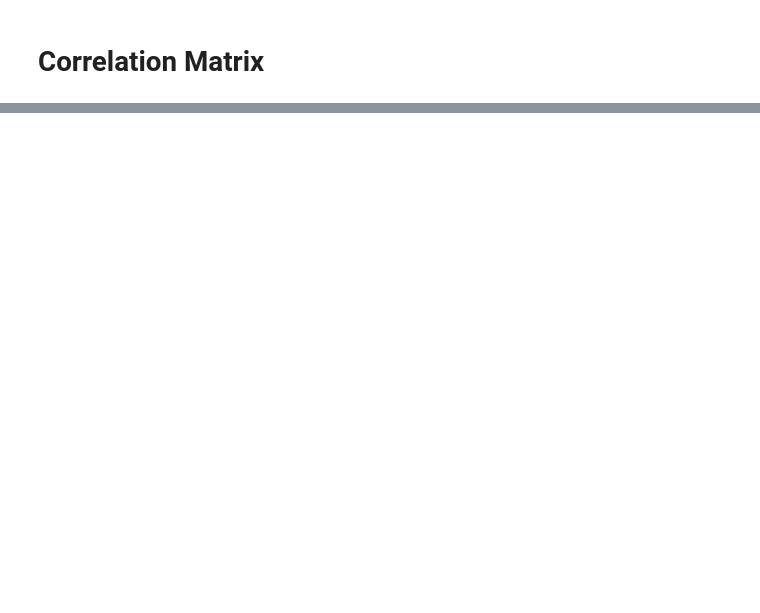
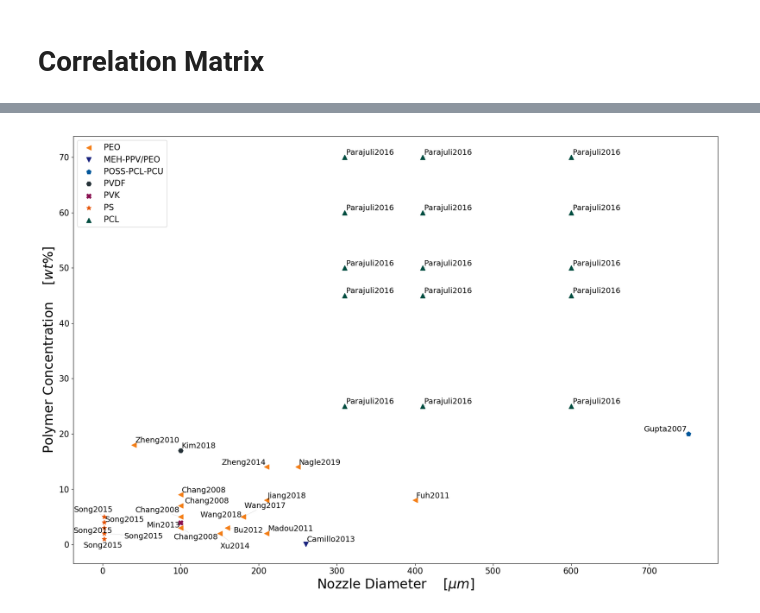
Before and after one commit to KiraSensei13/MNT_ITESM_Thesis, a Jupyter notebook: NFES_Review/_jupyterPlots/NFES_ReviewPaper.ipynb, the cells around one changed output, grey strips where cells are left out. Cells and saved outputs as stored; diff of their text form; code cells hidden in the pictures; blank space fills up the shorter version.

```diff
--- a/NFES_Review/_jupyterPlots/NFES_ReviewPaper.ipynb
+++ b/NFES_Review/_jupyterPlots/NFES_ReviewPaper.ipynb
@@ -212,6 +212,7 @@ def scatterPlot_breakAxis(x_str, x_units, y_str, y_units, df, df_x, breakXlim=No
     plt.tight_layout();
 
     noTicksIf1point = 3;
+    reffontsize = 14;
 
     # LET'S CHOOSE HOW TO BREAK THE PLOT
     if (breakXlim == None and breakYlim != None): #only break the y-axis
@@ -307,9 +308,9 @@ def scatterPlot_breakAxis(x_str, x_units, y_str, y_units, df, df_x, breakXlim=No
         texts_ax1 = [];
         for xs, ys, ss in zip(x, y, ref):
             if (ys > breakYlim):
-                texts_ax0.append(ax0.text(xs, ys, str(ss), fontsize=15));
+                texts_ax0.append(ax0.text(xs, ys, str(ss), fontsize=reffontsize));
             else:
-                texts_ax1.append(ax1.text(xs, ys, str(ss), fontsize=15));
+                texts_ax1.append(ax1.text(xs, ys, str(ss), fontsize=reffontsize));
         # avoid overlaps between annotations and add a linking line
         kwargs = dict(transform=ax0.transAxes);
         adjust_text(texts_ax0, ax=ax0, arrowprops=dict(arrowstyle="-", color='k', lw=0.5), save_steps=False, **kwargs);
@@ -413,9 +414,9 @@ def scatterPlot_breakAxis(x_str, x_units, y_str, y_units, df, df_x, breakXlim=No
         texts_ax0 = [];
         for xs, ys, ss in zip(x, y, ref):
             if (xs > breakXlim):
-                texts_ax1.append(ax1.text(xs, ys, str(ss), fontsize=15));
+                texts_ax1.append(ax1.text(xs, ys, str(ss), fontsize=reffontsize));
             else:
-                texts_ax0.append(ax0.text(xs, ys, str(ss), fontsize=15));
+                texts_ax0.append(ax0.text(xs, ys, str(ss), fontsize=reffontsize));
         # avoid overlaps between annotations and add a linking line
         kwargs = dict(transform=ax0.transAxes);
         adjust_text(texts_ax0, ax=ax0, arrowprops=dict(arrowstyle="-", color='k', lw=0.1), save_steps=False, **kwargs);
@@ -586,13 +587,13 @@ def scatterPlot_breakAxis(x_str, x_units, y_str, y_units, df, df_x, breakXlim=No
         texts_ax3 = [];
         for xs, ys, ss in zip(x, y, ref):
             if (ys > breakYlim and xs < breakXlim):
-                texts_ax0.append(ax0.text(xs, ys, str(ss), fontsize=15));
+                texts_ax0.append(ax0.text(xs, ys, str(ss), fontsize=reffontsize));
             elif (ys > breakYlim and xs > breakXlim):
-                texts_ax1.append(ax1.text(xs, ys, str(ss), fontsize=15));
+                texts_ax1.append(ax1.text(xs, ys, str(ss), fontsize=reffontsize));
             elif (ys < breakYlim and xs > breakXlim):
-                texts_ax3.append(ax3.text(xs, ys, str(ss), fontsize=15));
+                texts_ax3.append(ax3.text(xs, ys, str(ss), fontsize=reffontsize));
             else:
-                texts_ax2.append(ax2.text(xs, ys, str(ss), fontsize=15));
+                texts_ax2.append(ax2.text(xs, ys, str(ss), fontsize=reffontsize));
 
         # avoid overlaps between annotations and add a linking line
         kwargs = dict(transform=ax0.transAxes);
@@ -635,7 +636,7 @@ def scatterPlot_breakAxis(x_str, x_units, y_str, y_units, df, df_x, breakXlim=No
         # add annotations (references on each point)
         texts_ax0 = []
         for xs, ys, ss in zip(x, y, ref):
-            texts_ax0.append(ax0.text(xs, ys, str(ss), fontsize=15));
+            texts_ax0.append(ax0.text(xs, ys, str(ss), fontsize=reffontsize));
         # avoid overlaps between annotations and add a linking line
         kwargs = dict(transform=ax0.transAxes);
         adjust_text(texts_ax0, ax=ax0, arrowprops=dict(arrowstyle="-", color='k', lw=0.1), save_steps=False, **kwargs);
@@ -865,0 +867,9 @@ mpl.rcParams.update(mpl.rcParamsDefault); # Recover matplotlib defaults
+# %%
+x_str = 'Nozzle Diameter'; x_units = r'$[\mu m]$';
+y_str = 'Polymer Concentration'; y_units = r'$[wt\%]$';
+breakXlim = None;
+breakYlim = None;
+legPos = 'upper left';
+scatterPlot_breakAxis(x_str, x_units, y_str, y_units, df, df_x, breakXlim, breakYlim, legPos);
+# %% [output]
+[figure, added]
```
Also changed, not shown: parts of 18 cells of this notebook, 19 other files.
